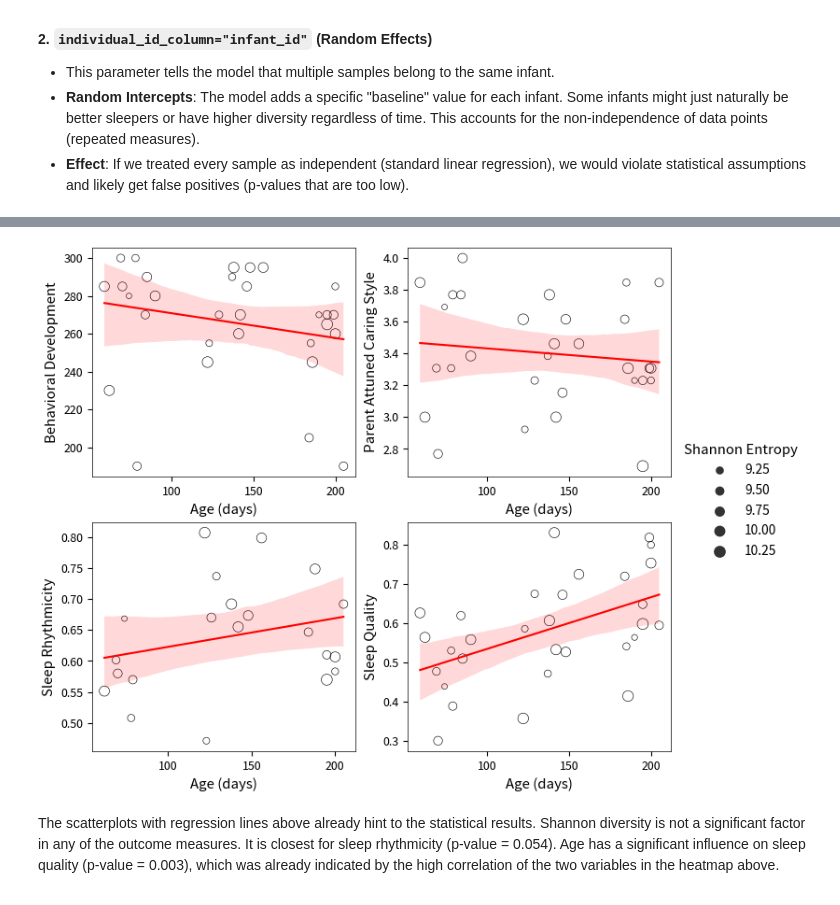
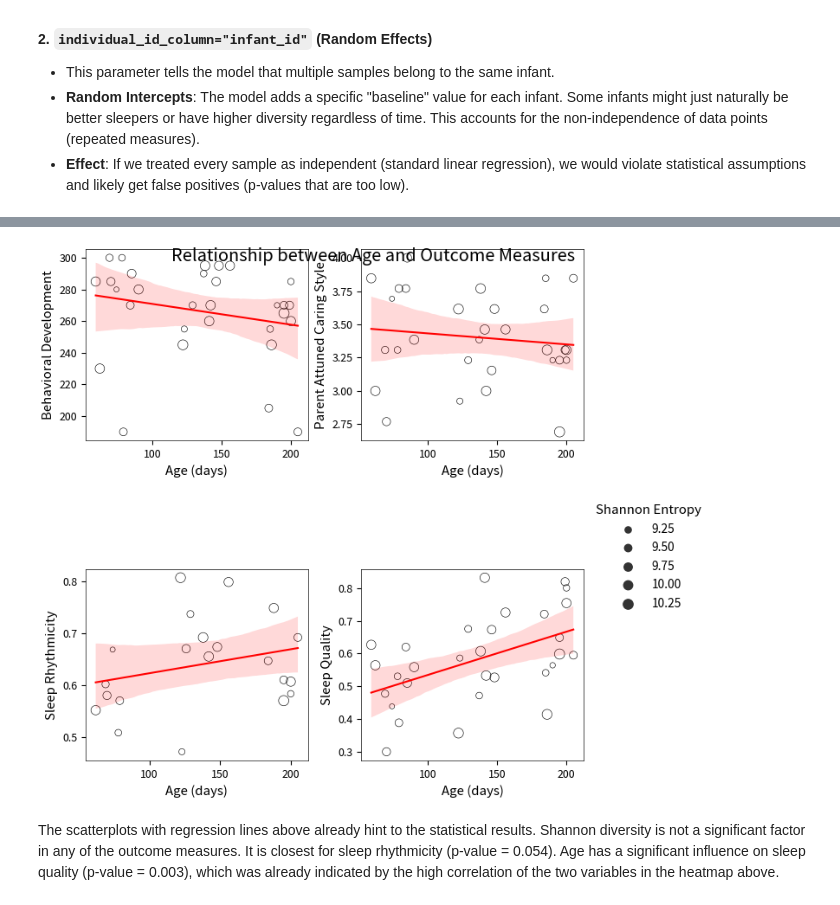
Before and after one commit to Emelie23/microbEvolve2, a Jupyter notebook: scripts/05-1_correlations.ipynb, the cells around one changed output, grey strips where cells are left out. Cells and saved outputs as stored; diff of their text form; code cells hidden in the pictures.

```diff
--- a/scripts/05-1_correlations.ipynb
+++ b/scripts/05-1_correlations.ipynb
@@ -344,34 +342,38 @@ for i, outcome in enumerate(outcome_measures):
             ax=ax
         )
         ax.legend(title="Shannon Entropy", loc='upper left', bbox_to_anchor=(1, 1.4))
 
     else:
         sns.scatterplot(
             data=current_md,
             x='age_days',
             y=outcome,
             size="shannon_entropy",
             # palette="Blues",
             legend=False,
             marker="o",
             facecolor="none",
             edgecolor="black",
             ax=ax
         )
 
     sns.regplot(
         data=current_md,
         x='age_days',
         y=outcome,
         scatter=False,
         ax=ax,
         color='red'
     )
 
     ax.set_xlabel("Age (days)")
     ax.set_ylabel(outcome_measures_label_dict[outcome])
+
+fig.suptitle("Relationship between Age and Outcome Measures", y=0.93)
+fig.tight_layout()
+fig.savefig("../figures/age_days_vs_outcome_measures.pdf")
 # %% [output]
-[figure, old version]
+[figure, new version]
 # %% [markdown]
 The scatterplots with regression lines above already hint to the statistical results.
 Shannon diversity is not a significant factor in any of the outcome measures. It is closest for sleep rhythmicity (p-value = 0.054). Age has a significant influence on sleep quality (p-value = 0.003), which was already indicated by the high correlation of the two variables in the heatmap above.
```
Also changed, not shown: parts of 3 cells of this notebook, 1 other file.
